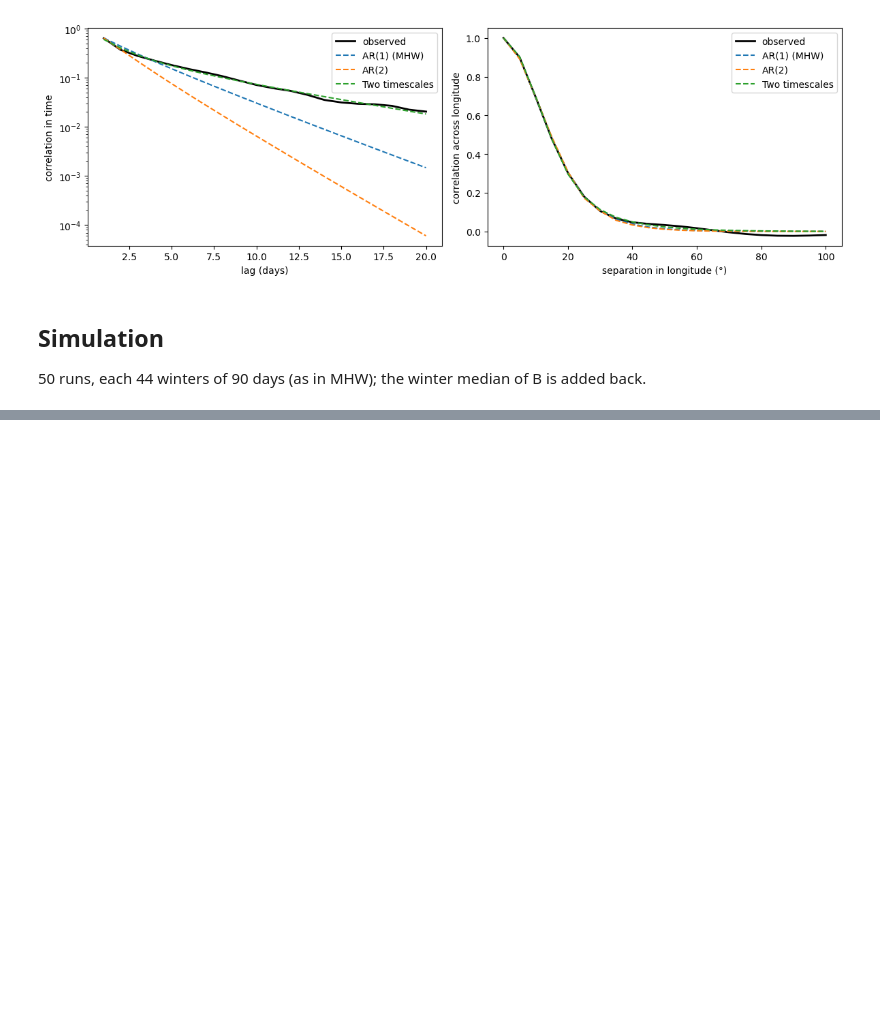
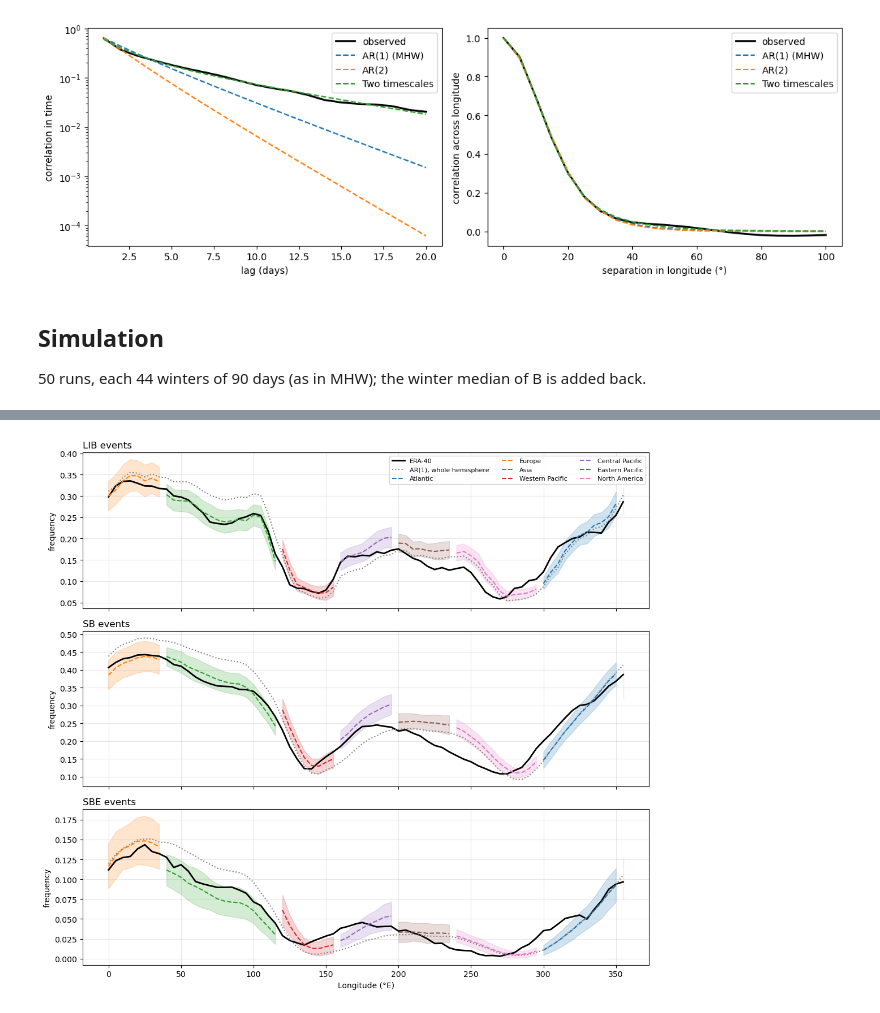
Before and after one commit to Erdos-Projects/fall-2026-atmospheric-blocking, a Jupyter notebook: notebooks/Model Simulations and Analysis.ipynb, the cells around one changed output, grey strips where cells are left out. Drawn from its saved outputs; the diff is of its cells as text; code cells hidden in the pictures; blank space fills up the shorter version.

```diff
--- a/notebooks/Model Simulations and Analysis.ipynb
+++ b/notebooks/Model Simulations and Analysis.ipynb
@@ -225,0 +254,11 @@ for name, runs in freq_runs.items():
+# %%
+rows = []
+for region, f in regional.items():
+    sel = f["sel"]
+    row = {"region": region, "phi": float(f["components"][0][0][0])}
+    for m in ["LIB", "SB", "SBE"]:
+        row[f"{m} obs"] = freq_obs[m][sel].mean()
+        row[f"{m} regional"] = np.mean([r[m] for r in regional_freq[region]], axis=0)[sel].mean()
+        row[f"{m} hemisphere"] = np.mean([r[m] for r in freq_runs["AR(1) (MHW)"]], axis=0)[sel].mean()
+    rows.append(row)
+print(pd.DataFrame(rows).round(3).to_string(index=False))
@@ -225,0 +274,22 @@ for name, runs in freq_runs.items():
+# %%
+region_colors = dict(zip(REGIONS, plt.cm.tab10.colors))
+hemisphere = {m: np.mean([r[m] for r in freq_runs["AR(1) (MHW)"]], axis=0) for m in ["LIB", "SB", "SBE"]}
+
+fig, axes = plt.subplots(3, 1, figsize=(11, 10), sharex=True)
+for ax, m in zip(axes, ["LIB", "SB", "SBE"]):
+    ax.plot(lons, freq_obs[m], color="black", linewidth=2, label="ERA-40")
+    ax.plot(lons, hemisphere[m], color="gray", linestyle=":", label="AR(1), whole hemisphere")
+    for region, f in regional.items():
+        vals = np.array([r[m] for r in regional_freq[region]])
+        mean, sd = vals.mean(axis=0), vals.std(axis=0)
+        ax.plot(lons, np.where(f["sel"], mean, np.nan), "--", color=region_colors[region], label=region)
+        ax.fill_between(lons, mean - 2 * sd, mean + 2 * sd, where=f["sel"], color=region_colors[region], alpha=0.2)
+    ax.set_ylabel("frequency")
+    ax.set_title(f"{m} events", loc="left")
+    ax.grid(alpha=0.3)
+axes[0].legend(ncol=3, fontsize=8)
+axes[-1].set_xlabel("Longitude (°E)")
+plt.tight_layout()
+plt.show()
+# %% [output]
+[figure, added]
```
Also changed, not shown: parts of 18 cells of this notebook, 7 other files.
